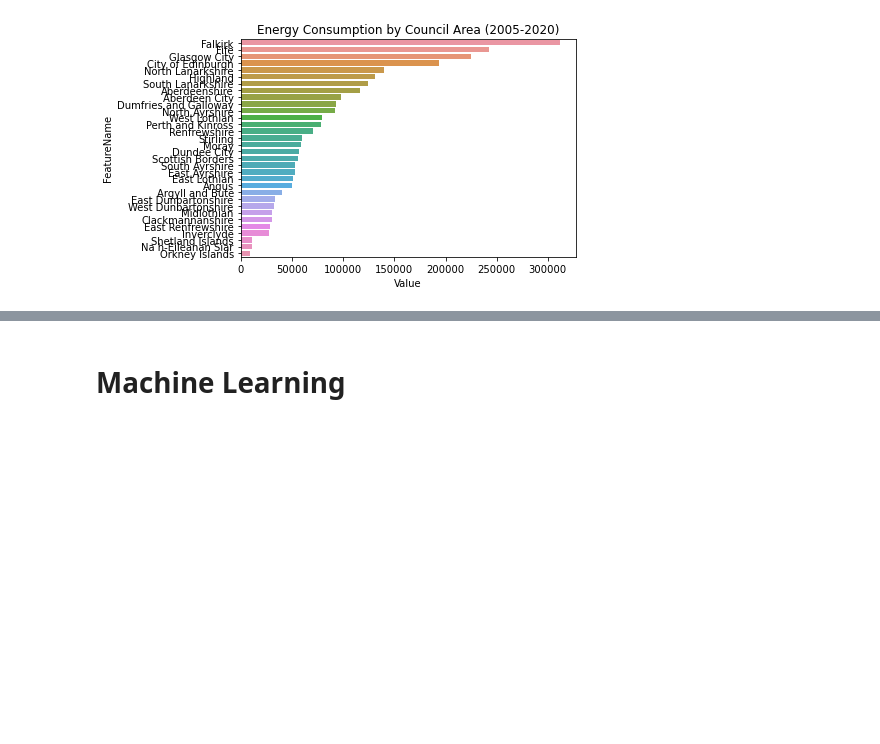
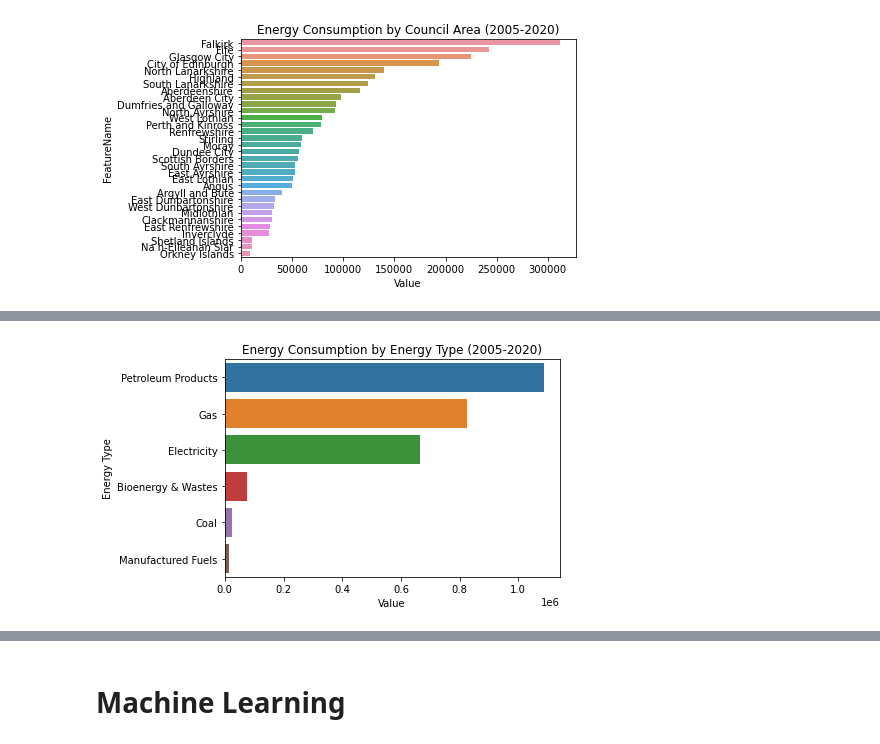
Before and after one commit to kirankrch24/MSc-Project, a Jupyter notebook: Main .ipynb, the cells around one changed output, grey strips where cells are left out. Saved outputs shown, nothing was run; the diff lists cells and outputs as text; code cells hidden in the pictures; blank space fills up the shorter version.

```diff
--- a/Main .ipynb
+++ b/Main .ipynb
@@ -425,0 +430,8 @@ plt.show()
+# %%
+total_consumption_energy_type = scot_data.groupby(['Energy Type']).sum().reset_index().sort_values(by='Value', ascending=False)
+
+sns.barplot(x='Value', y='Energy Type', data=total_consumption_energy_type)
+plt.title('Energy Consumption by Energy Type (2005-2020)')
+plt.show()
+# %% [output]
+[figure, added]
```
Also changed, not shown: parts of 13 cells of this notebook.
